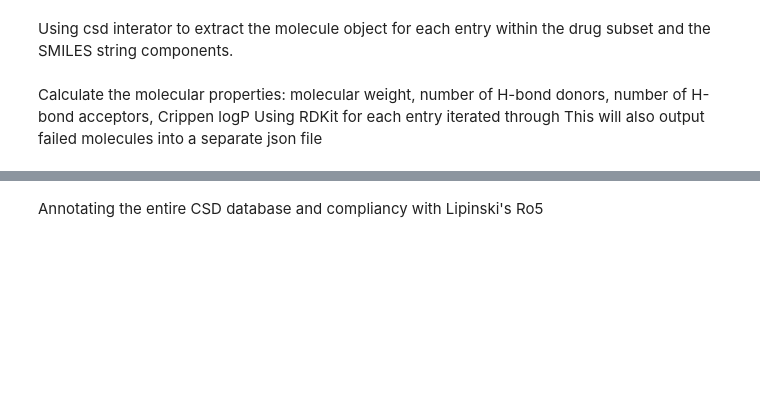
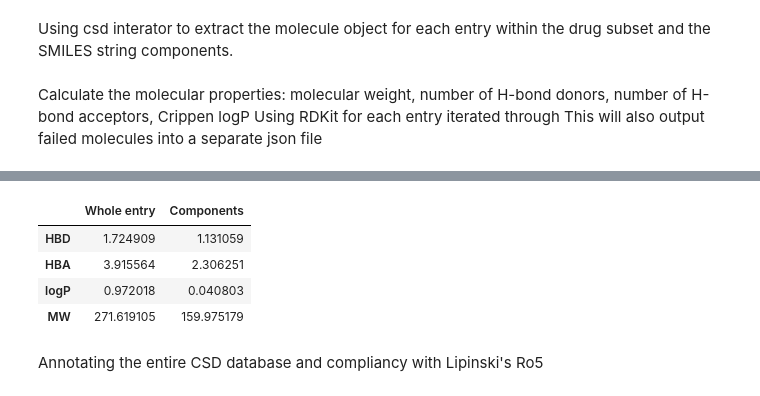
Before and after one commit to dtaverner/Sandpit_CCDC2, a Jupyter notebook: csd_lipinski_final.ipynb, the cells around one changed output, grey strips where cells are left out. Saved outputs shown, nothing was run; the diff lists cells and outputs as text; code cells hidden in the pictures; blank space fills up the shorter version.

```diff
--- a/csd_lipinski_final.ipynb
+++ b/csd_lipinski_final.ipynb
@@ -68,3 +182,18 @@ df.head()
+# %%
+# This creates a comparison table that compares the means for each of the Ro5 values between
+# compounds which are the whole CSD entry vs just the largest component molecular component of the entry.
+comparison = pd.DataFrame({
+    "Whole entry": df[["HBD", "HBA", "logP", "MW"]].mean(),
+    "Components": component_df[["HBD", "HBA", "logP", "MW"]].mean()
+})
+
+comparison
+# %% [output]
+|  | Whole entry | Components |
+| HBD | 1.724909 | 1.131059 |
+| HBA | 3.915564 | 2.306251 |
+| logP | 0.972018 | 0.040803 |
+| MW | 271.619105 | 159.975179 |
 # %% [markdown]
 Annotating the entire CSD database and compliancy with Lipinski's Ro5
 # %%
```
Also changed, not shown: parts of 6 cells of this notebook.
